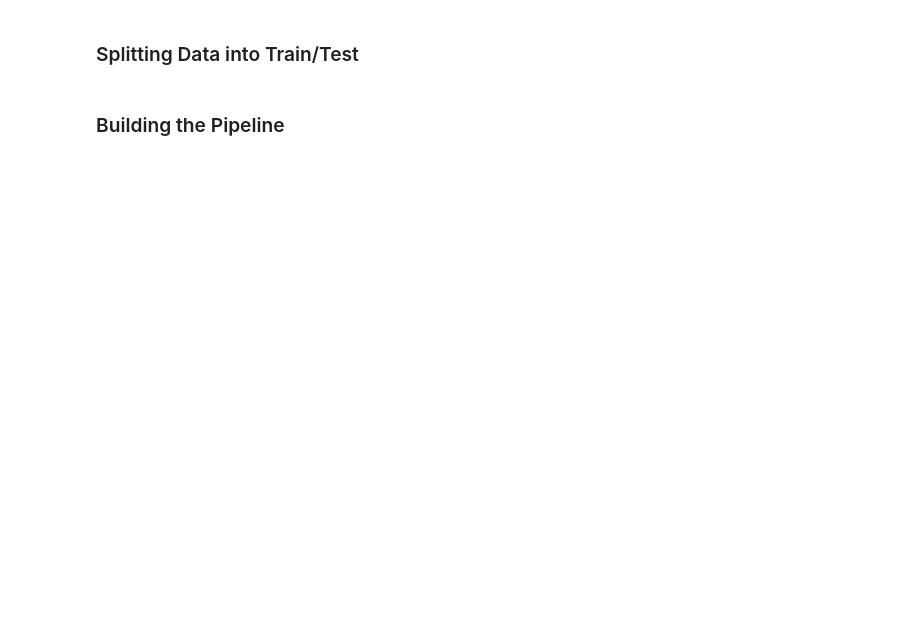
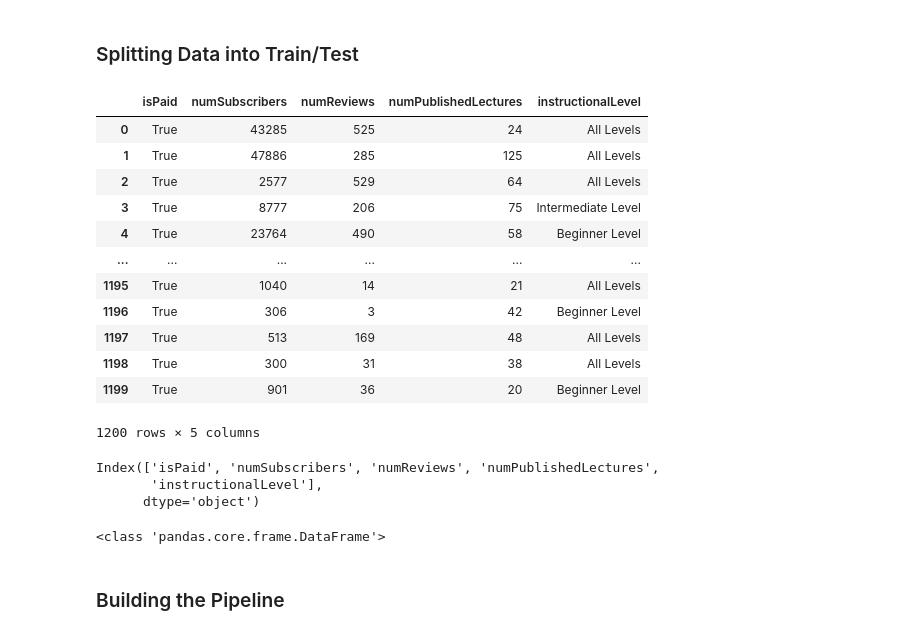
Before and after one commit to ael233/MLA_ABE, a Jupyter notebook: FinalProject_Regression_ABE.ipynb, the cells around one changed output. Saved outputs shown, nothing was run; the diff lists cells and outputs as text; code cells hidden in the pictures; blank space fills up the shorter version.

```diff
--- a/FinalProject_Regression_ABE.ipynb
+++ b/FinalProject_Regression_ABE.ipynb
@@ -156,3 +153,25 @@ sns.pairplot(df.select_dtypes(include=['float64', 'int64']))
 # %% [markdown]
 ### Splitting Data into Train/Test
+# %%
+df
+# %% [output]
+|  | isPaid | numSubscribers | numReviews | numPublishedLectures | instructionalLevel |
+| 0 | True | 43285 | 525 | 24 | All Levels |
+| 1 | True | 47886 | 285 | 125 | All Levels |
+| 2 | True | 2577 | 529 | 64 | All Levels |
+| 3 | True | 8777 | 206 | 75 | Intermediate Level |
+| 4 | True | 23764 | 490 | 58 | Beginner Level |
+| ... | ... | ... | ... | ... | ... |
+| 1195 | True | 1040 | 14 | 21 | All Levels |
+| 1196 | True | 306 | 3 | 42 | Beginner Level |
+| 1197 | True | 513 | 169 | 48 | All Levels |
+| 1198 | True | 300 | 31 | 38 | All Levels |
+| 1199 | True | 901 | 36 | 20 | Beginner Level |
+1200 rows × 5 columns
+# %%
+df.columns
+# %% [output]
+Index(['isPaid', 'numSubscribers', 'numReviews', 'numPublishedLectures',
+       'instructionalLevel'],
+      dtype='object')
 # %%
@@ -160,5 +179,9 @@ X = df.drop(columns=['id', 'title', 'url', 'price', 'contentInfo', 'publishedTim
 # %%
 y = df['numSubscribers']
+# %%
+print(type(X))
+# %% [output]
+<class 'pandas.core.frame.DataFrame'>
 # %%
 X_train, X_test, y_train, y_test = train_test_split(X, y, test_size=.20, random_state=32)
 # %% [markdown]
```
Also changed, not shown: parts of 35 cells of this notebook.
